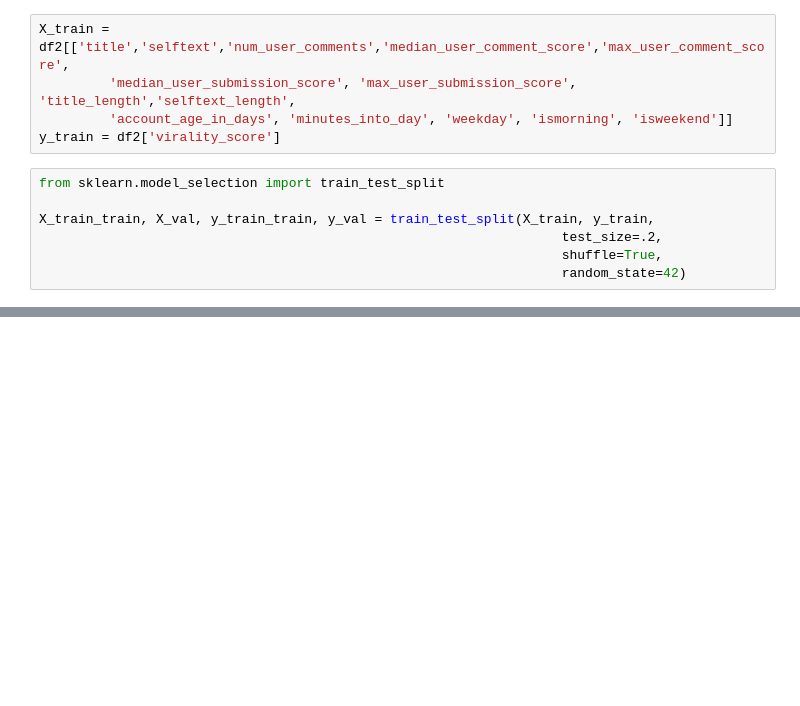
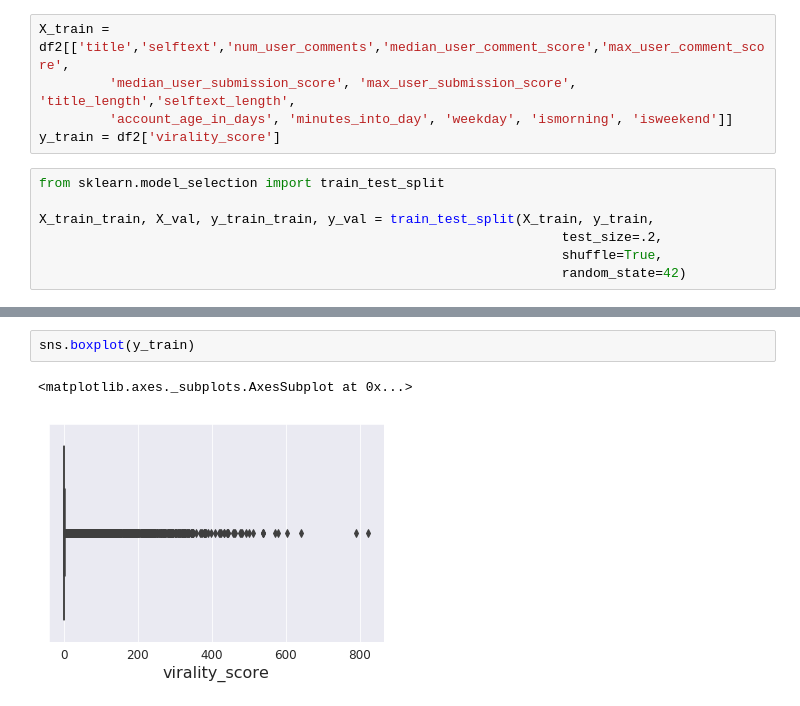
Before and after one commit to ericoden/erdos-project, a Jupyter notebook: data_preparation_ejo.ipynb, the cells around one changed output, grey strips where cells are left out. Saved outputs shown, nothing was run; the diff lists cells and outputs as text; blank space fills up the shorter version.

```diff
--- a/data_preparation_ejo.ipynb
+++ b/data_preparation_ejo.ipynb
@@ -319,0 +368,5 @@ from sklearn.linear_model import Lasso
+# %%
+sns.boxplot(y_train)
+# %% [output]
+<matplotlib.axes._subplots.AxesSubplot at 0x...>
+[figure, added]
```
Also changed, not shown: parts of 10 cells of this notebook.
